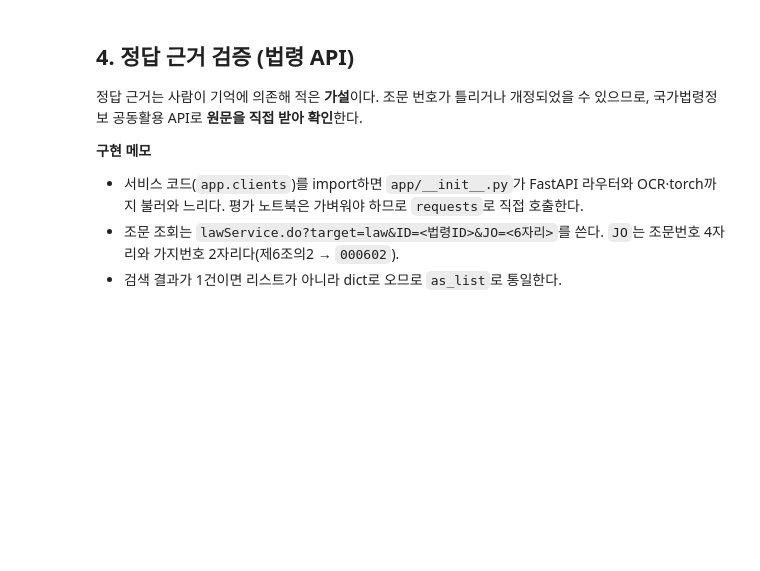
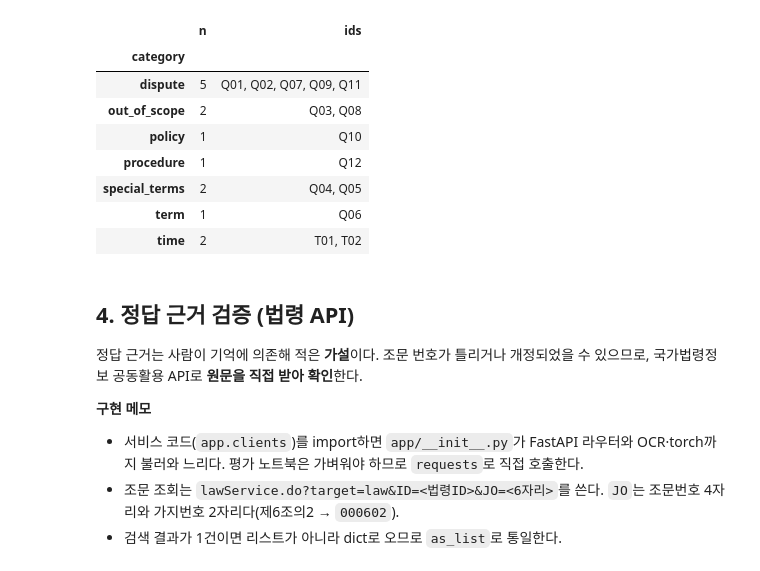
Before and after one commit to bigmooon/aigo-ai, a Jupyter notebook: notebooks/redesign/01_eval_set.ipynb, the cells around one changed output. Saved outputs shown, nothing was run; the diff lists cells and outputs as text; code cells hidden in the pictures; blank space fills up the shorter version.

```diff
--- a/notebooks/redesign/01_eval_set.ipynb
+++ b/notebooks/redesign/01_eval_set.ipynb
@@ -490,3 +113,15 @@ Q10: 정책 질문 / 외부 검색으로 답변 / 검색 도구 연결 대기
+# %%
+summary.groupby("category").agg(n=("id", "count"), ids=("id", ", ".join))
+# %% [output]
+|  | n | ids |
+| category |  |  |
+| dispute | 5 | Q01, Q02, Q07, Q09, Q11 |
+| out_of_scope | 2 | Q03, Q08 |
+| policy | 1 | Q10 |
+| procedure | 1 | Q12 |
+| special_terms | 2 | Q04, Q05 |
+| term | 1 | Q06 |
+| time | 2 | T01, T02 |
 # %% [markdown]
 ## 4. 정답 근거 검증 (법령 API)
 
```
Also changed, not shown: parts of 42 cells of this notebook, 20 other files.
